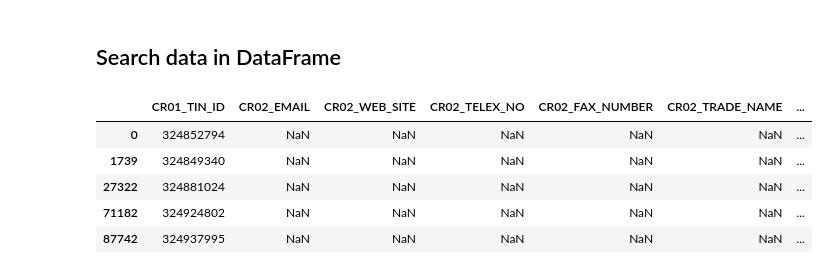
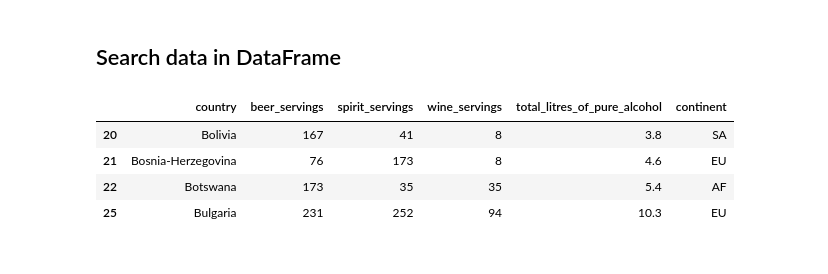
Before and after one commit to ProgressBG-Python-Course/JupyterNotebooksExamples, a Jupyter notebook: Notebooks/numpy_and_pandas/np_and_pandas_with_examples.ipynb, the cells around one changed output. Cells and saved outputs as stored; diff of their text form; code cells hidden in the pictures.

```diff
--- a/Notebooks/numpy_and_pandas/np_and_pandas_with_examples.ipynb
+++ b/Notebooks/numpy_and_pandas/np_and_pandas_with_examples.ipynb
@@ -8,7 +8,7 @@ import pandas as pd
 # %% [markdown]
 ### From CSV
 # %%
-# nap1 = pd.read_csv('../../datasets/NAP/TR02_OUTLET_TINS.csv', dtype={'CR02_DATE_OPENED': pd.Int64Dtype()})
-nap1 = pd.read_csv('../../datasets/NAP/TR02_OUTLET_TINS.csv')
-nap1.head(3)
+# drinks = pd.read_csv('../../datasets/NAP/TR02_OUTLET_TINS.csv', dtype={'CR02_DATE_OPENED': pd.Int64Dtype()})
+drinks = pd.read_csv('../../datasets/various/drinks.csv')
+drinks.head(3)
 # %% [output]
@@ -135,15 +116,17 @@ memory usage: 69.4+ MB
 # %% [markdown]
 ## Search data in DataFrame
 # %%
-# search string in cells:
+# regex search string in cells:
 import re
-regex = re.compile(r'КАТИНА.*ХРИСТОВА', re.IGNORECASE)
-mask = nap1.CR02_OUTLET_NAME.str.contains(regex)
-nap1[mask].head()
+
+# get rows for country names starting with 'B' and ending on 'A':
+regex = re.compile(r'^b.*a$', re.IGNORECASE)
+
+mask = drinks.country.str.contains(regex)
+drinks[mask].head()
 # %% [output]
-|  | CR01_TIN_ID | CR02_EMAIL | CR02_WEB_SITE | CR02_TELEX_NO | CR02_FAX_NUMBER | CR02_TRADE_NAME | ... |
-| 0 | 324852794 | NaN | NaN | NaN | NaN | NaN | ... |
-| 1739 | 324849340 | NaN | NaN | NaN | NaN | NaN | ... |
-| 27322 | 324881024 | NaN | NaN | NaN | NaN | NaN | ... |
-| 71182 | 324924802 | NaN | NaN | NaN | NaN | NaN | ... |
-| 87742 | 324937995 | NaN | NaN | NaN | NaN | NaN | ... |
+|  | country | beer_servings | spirit_servings | wine_servings | total_litres_of_pure_alcohol | continent |
+| 20 | Bolivia | 167 | 41 | 8 | 3.8 | SA |
+| 21 | Bosnia-Herzegovina | 76 | 173 | 8 | 4.6 | EU |
+| 22 | Botswana | 173 | 35 | 35 | 5.4 | AF |
+| 25 | Bulgaria | 231 | 252 | 94 | 10.3 | EU |
```
Also changed, not shown: parts of 12 cells of this notebook, 2 other files.
